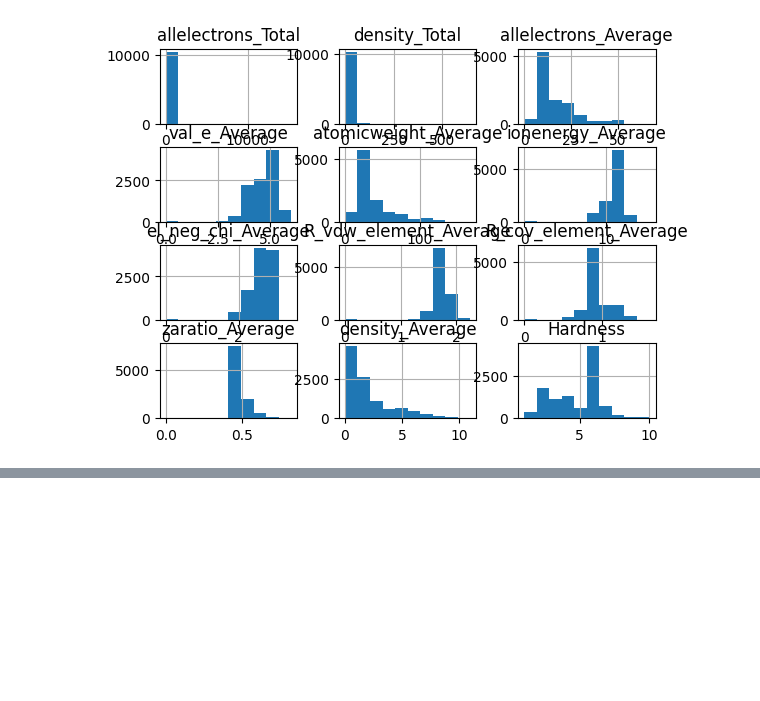
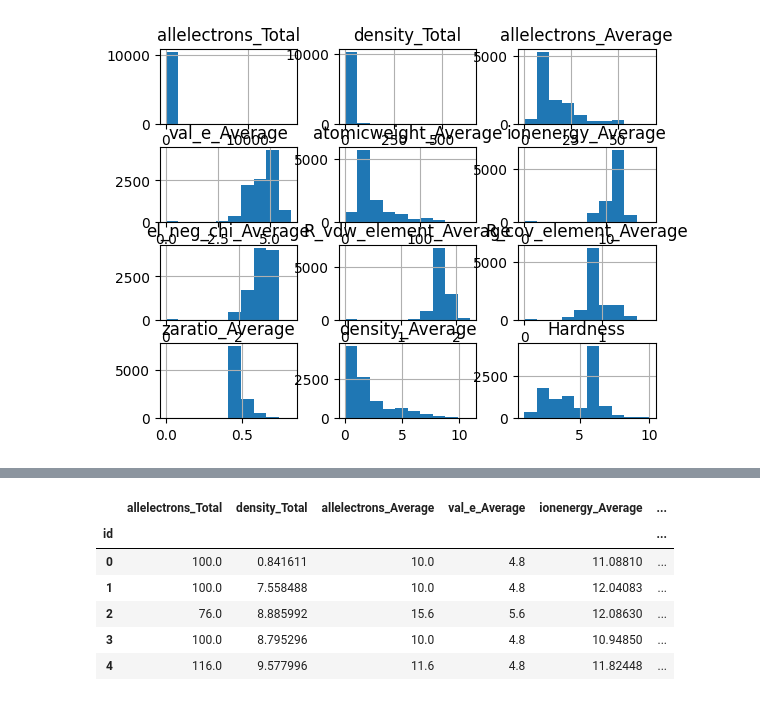
Before and after one commit to M1kE01/s3e25_kaggle, a Jupyter notebook: s3e25.ipynb, the cells around one changed output, grey strips where cells are left out. Saved outputs shown, nothing was run; the diff lists cells and outputs as text; code cells hidden in the pictures; blank space fills up the shorter version.

```diff
--- a/s3e25.ipynb
+++ b/s3e25.ipynb
@@ -65,0 +94,11 @@ array([[<Axes: title={'center': 'allelectrons_Total'}>,
+# %%
+data.drop(['atomicweight_Average', 'density_Average'], axis=1, inplace=True)
+data.head()
+# %% [output]
+|  | allelectrons_Total | density_Total | allelectrons_Average | val_e_Average | ionenergy_Average | ... |
+| id |  |  |  |  |  | ... |
+| 0 | 100.0 | 0.841611 | 10.0 | 4.8 | 11.08810 | ... |
+| 1 | 100.0 | 7.558488 | 10.0 | 4.8 | 12.04083 | ... |
+| 2 | 76.0 | 8.885992 | 15.6 | 5.6 | 12.08630 | ... |
+| 3 | 100.0 | 8.795296 | 10.0 | 4.8 | 10.94850 | ... |
+| 4 | 116.0 | 9.577996 | 11.6 | 4.8 | 11.82448 | ... |
```
Also changed, not shown: parts of 6 cells of this notebook.
